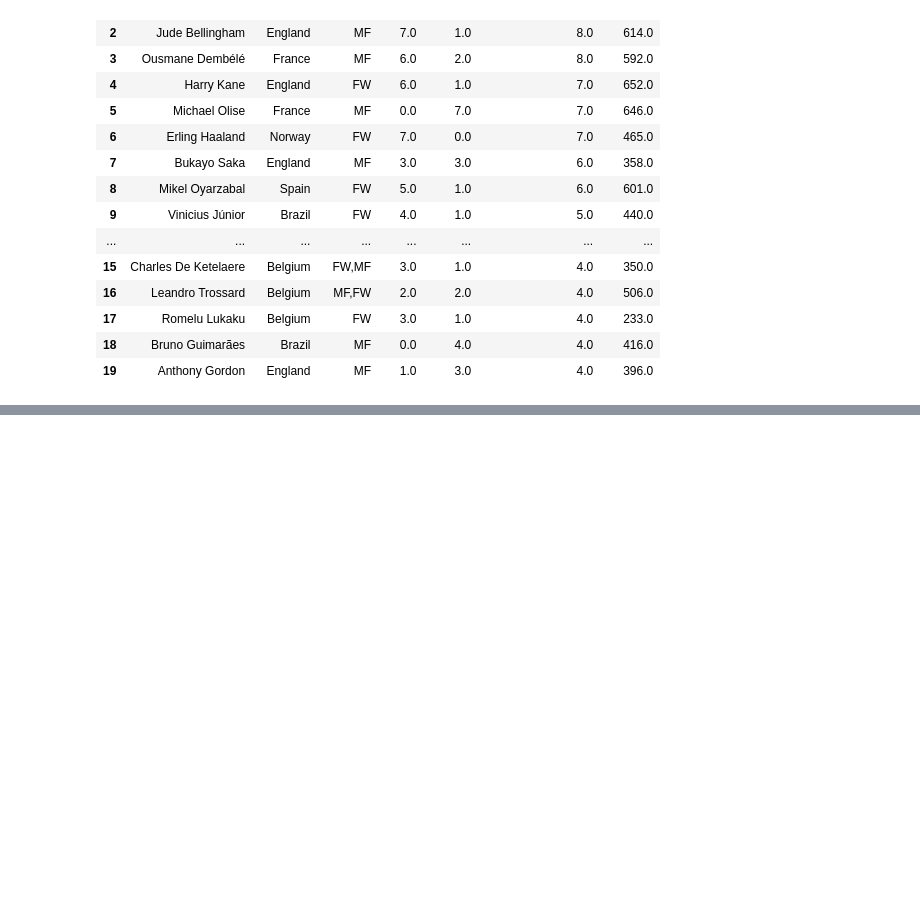
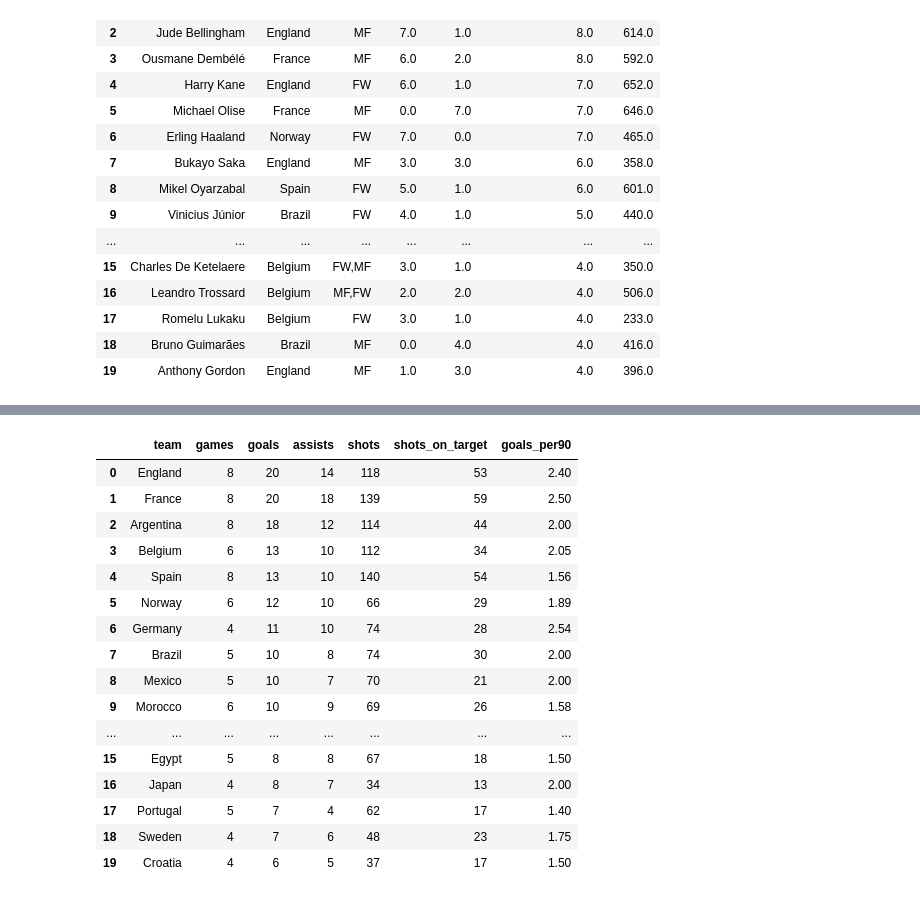
Before and after one commit to ayush2005k/FIFA-World-Cup-Analytics, a Jupyter notebook: notebooks/05_sql_validation.ipynb, the cells around one changed output, grey strips where cells are left out. Cells and saved outputs as stored; diff of their text form; code cells hidden in the pictures; blank space fills up the shorter version.

```diff
--- a/notebooks/05_sql_validation.ipynb
+++ b/notebooks/05_sql_validation.ipynb
@@ -255,0 +345,43 @@ display(top_contributors_sql)
+# %%
+# ==========================================================
+# CELL 10 — SQL QUERY: TEAM GOALS
+# ==========================================================
+
+query = """
+SELECT
+    team,
+    games,
+    goals,
+    assists,
+    shots,
+    shots_on_target,
+    goals_per90
+FROM teams
+ORDER BY goals DESC
+LIMIT 20;
+"""
+
+team_goals_sql = pd.read_sql_query(
+    query,
+    connection
+)
+
+display(team_goals_sql)
+# %% [output]
+|  | team | games | goals | assists | shots | shots_on_target | goals_per90 |
+| 0 | England | 8 | 20 | 14 | 118 | 53 | 2.40 |
+| 1 | France | 8 | 20 | 18 | 139 | 59 | 2.50 |
+| 2 | Argentina | 8 | 18 | 12 | 114 | 44 | 2.00 |
+| 3 | Belgium | 6 | 13 | 10 | 112 | 34 | 2.05 |
+| 4 | Spain | 8 | 13 | 10 | 140 | 54 | 1.56 |
+| 5 | Norway | 6 | 12 | 10 | 66 | 29 | 1.89 |
+| 6 | Germany | 4 | 11 | 10 | 74 | 28 | 2.54 |
+| 7 | Brazil | 5 | 10 | 8 | 74 | 30 | 2.00 |
+| 8 | Mexico | 5 | 10 | 7 | 70 | 21 | 2.00 |
+| 9 | Morocco | 6 | 10 | 9 | 69 | 26 | 1.58 |
+| ... | ... | ... | ... | ... | ... | ... | ... |
+| 15 | Egypt | 5 | 8 | 8 | 67 | 18 | 1.50 |
+| 16 | Japan | 4 | 8 | 7 | 34 | 13 | 2.00 |
+| 17 | Portugal | 5 | 7 | 4 | 62 | 17 | 1.40 |
+| 18 | Sweden | 4 | 7 | 6 | 48 | 23 | 1.75 |
+| 19 | Croatia | 4 | 6 | 5 | 37 | 17 | 1.50 |
```
Also changed, not shown: parts of 13 cells of this notebook, 13 other files.
